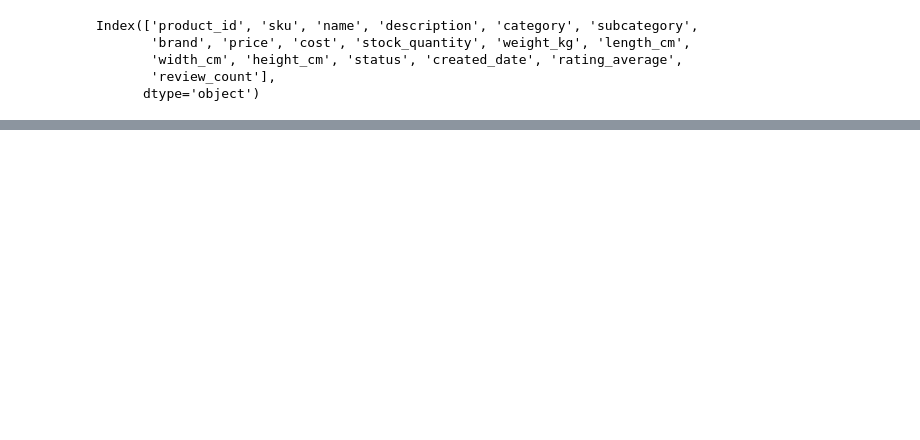
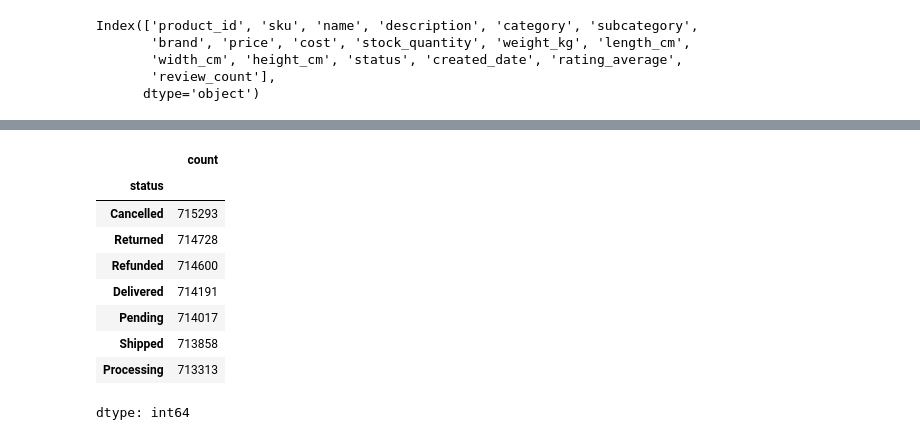
Before and after one commit to rishavvashisht823/Amazon, a Jupyter notebook: chapter_appendix-tools-for-deep-learning/jupyter.ipynb, the cells around one changed output, grey strips where cells are left out. Drawn from its saved outputs; the diff is of its cells as text; code cells hidden in the pictures; blank space fills up the shorter version.

```diff
--- a/chapter_appendix-tools-for-deep-learning/jupyter.ipynb
+++ b/chapter_appendix-tools-for-deep-learning/jupyter.ipynb
@@ -77,0 +115,13 @@ df_product.head(2)
+# %%
+df_orders['status'].value_counts()
+# %% [output]
+|  | count |
+| status |  |
+| Cancelled | 715293 |
+| Returned | 714728 |
+| Refunded | 714600 |
+| Delivered | 714191 |
+| Pending | 714017 |
+| Shipped | 713858 |
+| Processing | 713313 |
+dtype: int64
```
Also changed, not shown: parts of 12 cells of this notebook.
